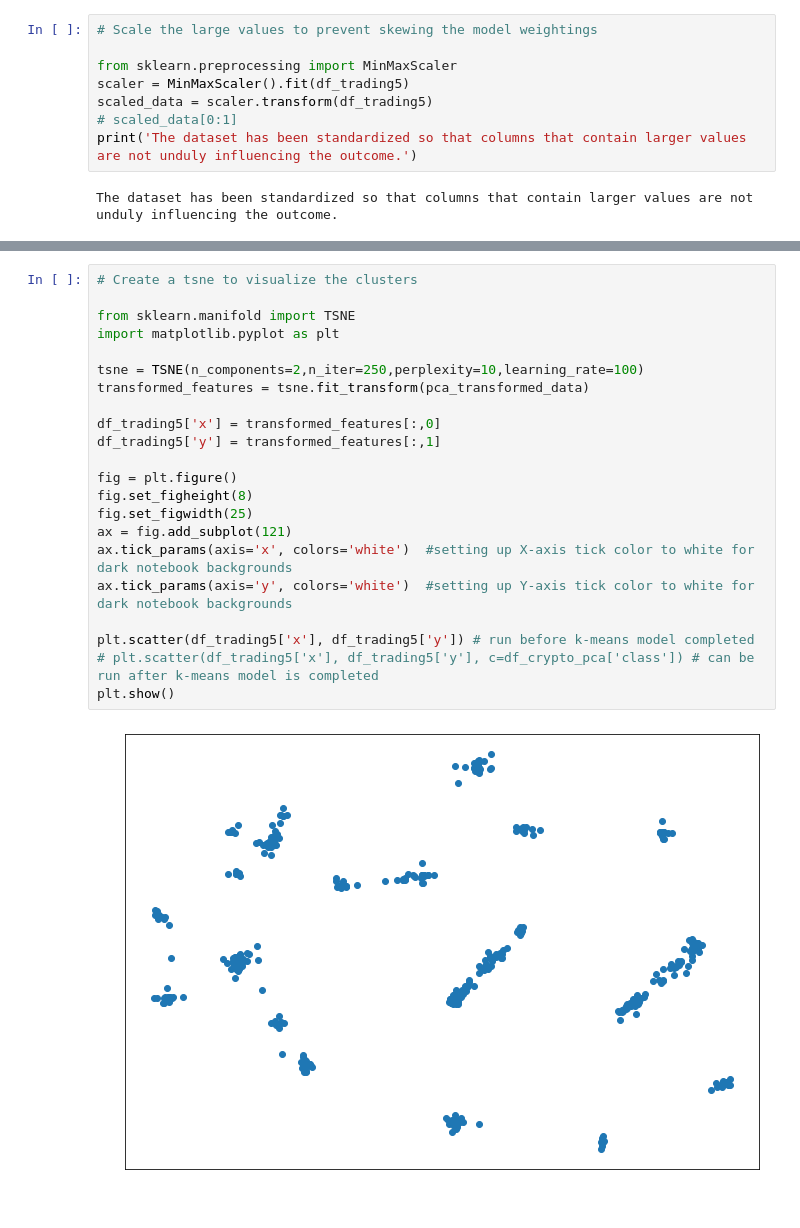
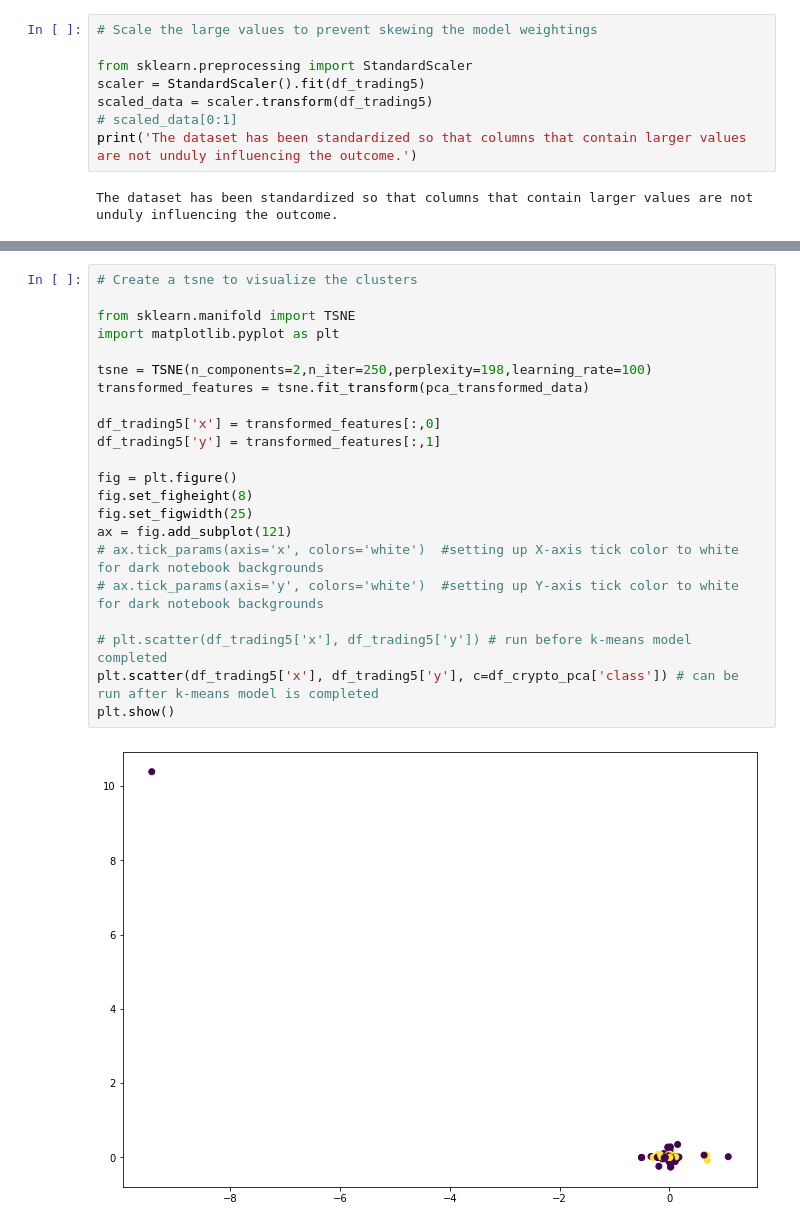
Before and after one commit to obsessedquant/machine_learning_unsupervised_challenge, a Jupyter notebook: Cryptocurrency_Clusters.ipynb, the cells around one changed output, grey strips where cells are left out. Saved outputs shown, nothing was run; the diff lists cells and outputs as text.

Commit message:
Updated with StandardScaler

```diff
--- a/Cryptocurrency_Clusters.ipynb
+++ b/Cryptocurrency_Clusters.ipynb
@@ -68,8 +68,8 @@ df_trading5
 # %%
 # Scale the large values to prevent skewing the model weightings
 
-from sklearn.preprocessing import MinMaxScaler
-scaler = MinMaxScaler().fit(df_trading5)
+from sklearn.preprocessing import StandardScaler
+scaler = StandardScaler().fit(df_trading5)
 scaled_data = scaler.transform(df_trading5)
 # scaled_data[0:1]
 print('The dataset has been standardized so that columns that contain larger values are not unduly influencing the outcome.')
@@ -96,27 +96,27 @@ The number of elements is N and N^(1/2) is: 122
 # %%
 # Create a tsne to visualize the clusters
 
 from sklearn.manifold import TSNE
 import matplotlib.pyplot as plt
 
-tsne = TSNE(n_components=2,n_iter=250,perplexity=10,learning_rate=100)
+tsne = TSNE(n_components=2,n_iter=250,perplexity=198,learning_rate=100)
 transformed_features = tsne.fit_transform(pca_transformed_data)
 
 df_trading5['x'] = transformed_features[:,0]
 df_trading5['y'] = transformed_features[:,1]
 
 fig = plt.figure()
 fig.set_figheight(8)
 fig.set_figwidth(25)
 ax = fig.add_subplot(121)
-ax.tick_params(axis='x', colors='white')  #setting up X-axis tick color to white for dark notebook backgrounds
-ax.tick_params(axis='y', colors='white')  #setting up Y-axis tick color to white for dark notebook backgrounds
+# ax.tick_params(axis='x', colors='white')  #setting up X-axis tick color to white for dark notebook backgrounds
+# ax.tick_params(axis='y', colors='white')  #setting up Y-axis tick color to white for dark notebook backgrounds
 
-plt.scatter(df_trading5['x'], df_trading5['y']) # run before k-means model completed
-# plt.scatter(df_trading5['x'], df_trading5['y'], c=df_crypto_pca['class']) # can be run after k-means model is completed
+# plt.scatter(df_trading5['x'], df_trading5['y']) # run before k-means model completed
+plt.scatter(df_trading5['x'], df_trading5['y'], c=df_crypto_pca['class']) # can be run after k-means model is completed
 plt.show()
 # %% [output]
-[figure, old version]
+[figure, new version]
 # %%
 # Run the Cluster Analysis with k-Means
 
```
Also changed, not shown: parts of 5 cells of this notebook.
